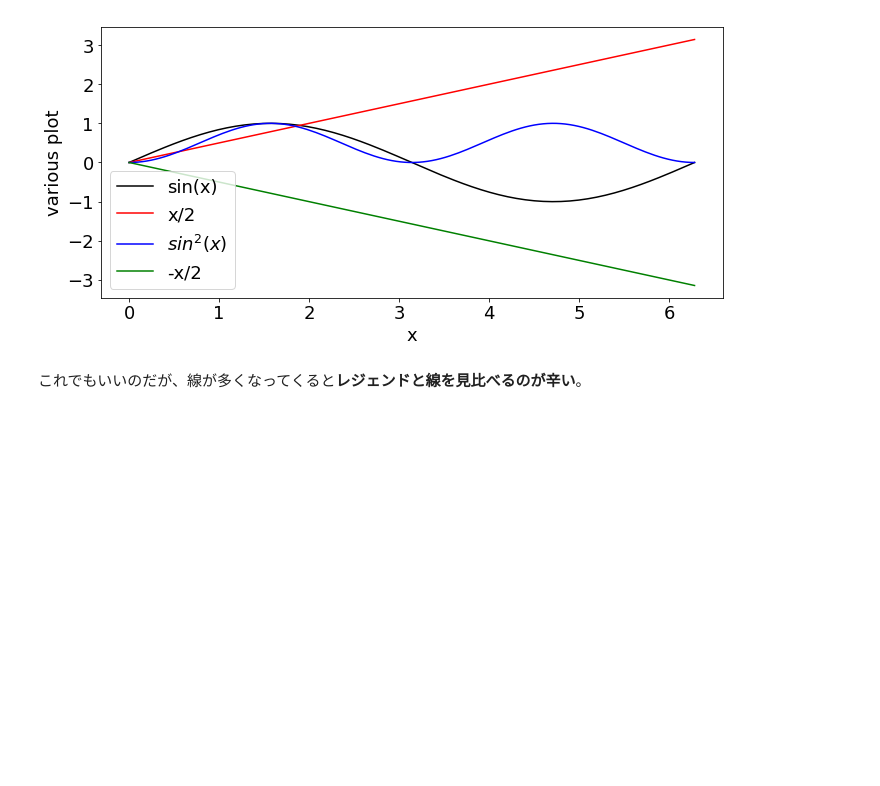
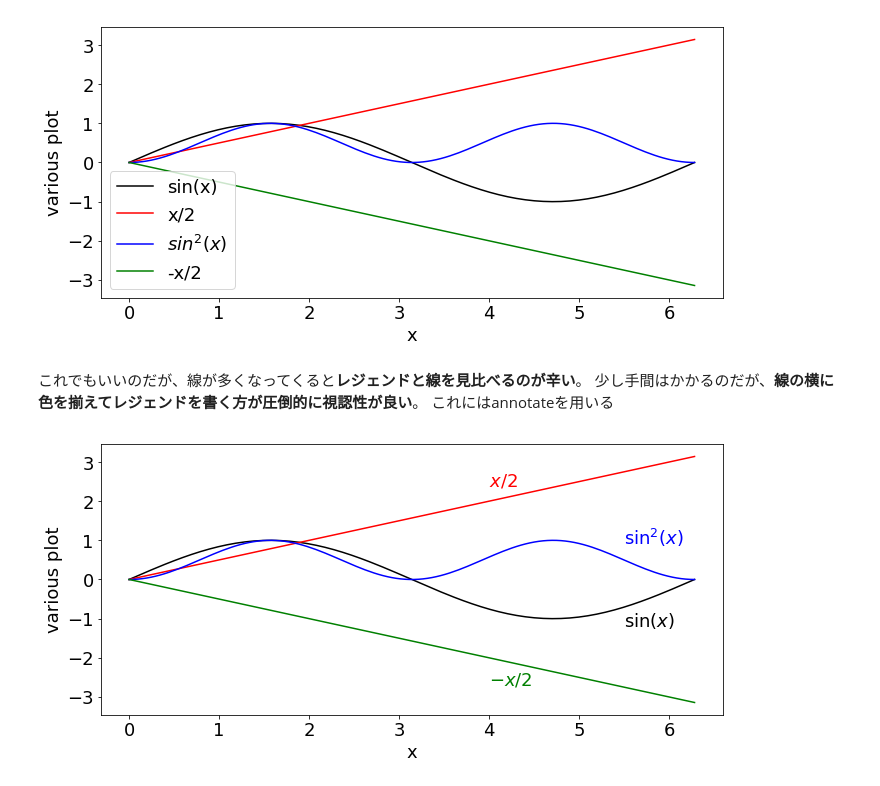
Before and after one commit to hottahd/Python-plot, a Jupyter notebook: 1dplot.ipynb, the cells around one changed output. Drawn from its saved outputs; the diff is of its cells as text; code cells hidden in the pictures; blank space fills up the shorter version.

```diff
--- a/1dplot.ipynb
+++ b/1dplot.ipynb
@@ -111,3 +110,36 @@ plt.tight_layout()
 [figure]
 # %% [markdown]
 これでもいいのだが、線が多くなってくると**レジェンドと線を見比べるのが辛い**。
+少し手間はかかるのだが、**線の横に色を揃えてレジェンドを書く方が圧倒的に視認性が良い**。
+これにはannotateを用いる
+# %%
+x = np.linspace(0,2*np.pi,128)
+y = np.sin(x)
+
+#これまでと同じ設定
+plt.rcParams["font.size"] = 18
+fig = plt.figure(num=100,figsize=(10, 5))
+ax1 = fig.add_subplot(111)
+
+#4個のプロットを行う(ラベルは書かない)
+ax1.plot(x,y,color="black")
+ax1.plot(x,x/2,color="red")
+ax1.plot(x,y**2,color="blue")
+ax1.plot(x,-x/2,color="green")
+
+#軸の名前を設定
+#axesを設定したときは、軸の名前の設定の仕方が少し違う
+#set_　が必要になる。
+ax1.set_xlabel("x")
+ax1.set_ylabel("various plot")
+
+#ここからannoatateで名前を表示
+ax1.annotate("$\sin(x)$",(5.5,-1.2),color="black")
+ax1.annotate("$x/2$",(4,2.4),color="red")
+ax1.annotate("$\sin^2(x)$",(5.5,0.9),color="blue")
+ax1.annotate("$-x/2$",(4,-2.7),color="green")
+
+#文字が重ならないようにするため
+plt.tight_layout()
+# %% [output]
+[figure, added]
```
Also changed, not shown: parts of 12 cells of this notebook, 1 other file.
